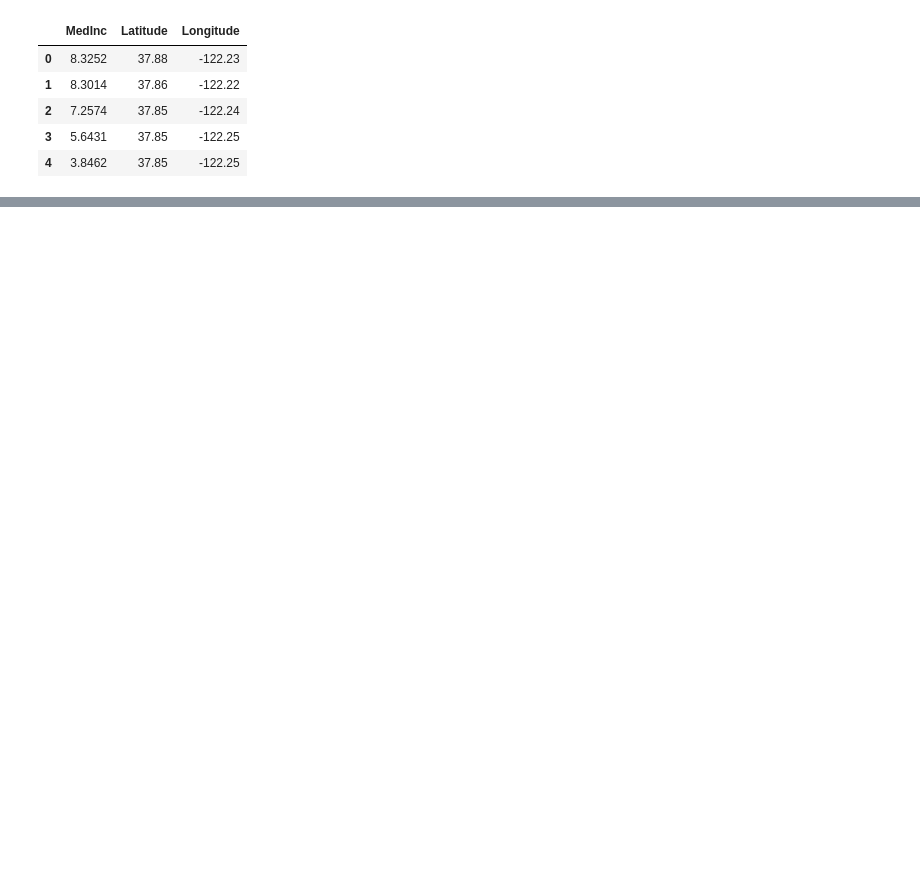
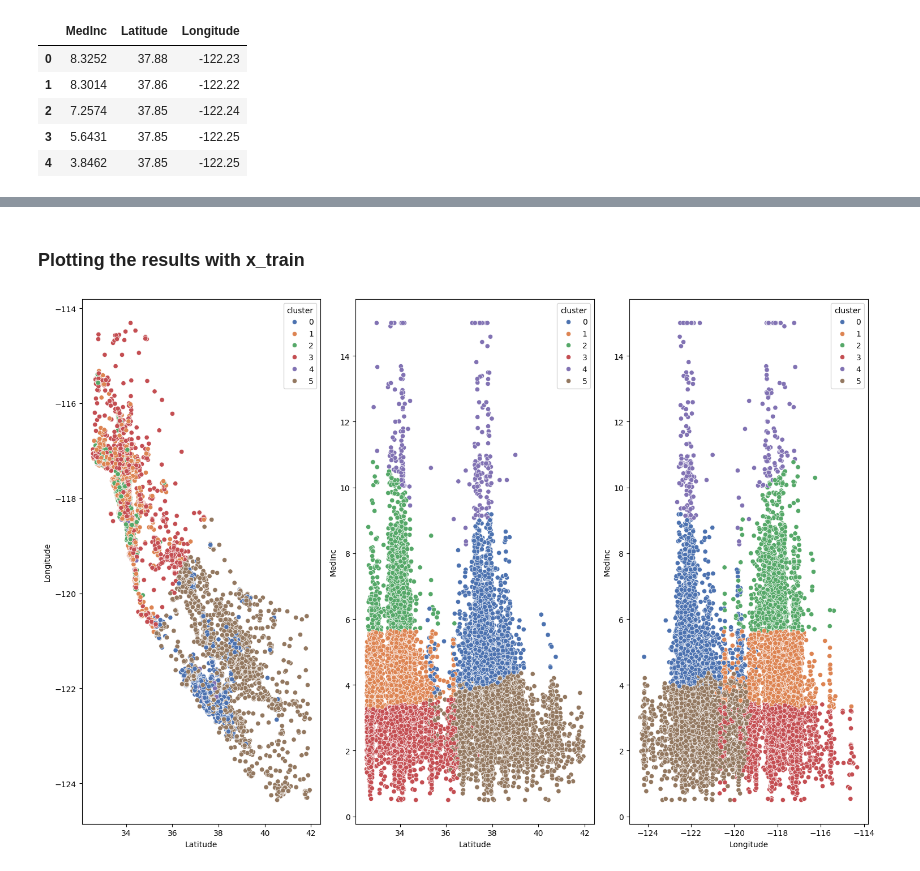
Before and after one commit to Diegomca98/4geeks-ml-template-prjs, a Jupyter notebook: src/explore.ipynb, the cells around one changed output, grey strips where cells are left out. Drawn from its saved outputs; the diff is of its cells as text; code cells hidden in the pictures; blank space fills up the shorter version.

```diff
--- a/src/explore.ipynb
+++ b/src/explore.ipynb
@@ -30,0 +112,8 @@ housing.head()
+# %%
+k = 6
+
+kmeans_model = KMeans(
+    n_clusters = k,
+    init = 'k-means++',
+    random_state = 42
+)
@@ -30,0 +145,5 @@ housing.head()
+# %%
+y_train = kmeans_model.predict(x_train)
+# %%
+x_train['cluster'] = y_train
+x_train.head()
@@ -30,0 +157,40 @@ housing.head()
+# %% [markdown]
+### Plotting the results with x_train
+# %%
+fig, axs = plt.subplots(
+    1,
+    3,
+    figsize = (15, 10)
+)
+
+sns.scatterplot(
+    ax = axs[0],
+    data = x_train,
+    x = 'Latitude',
+    y = 'Longitude',
+    hue = 'cluster',
+    palette = 'deep'
+)
+
+sns.scatterplot(
+    ax = axs[1],
+    data = x_train,
+    x = 'Latitude',
+    y = 'MedInc',
+    hue = 'cluster',
+    palette = 'deep'
+)
+
+sns.scatterplot(
+    ax = axs[2],
+    data = x_train,
+    x = 'Longitude',
+    y = 'MedInc',
+    hue = 'cluster',
+    palette = 'deep'
+)
+
+plt.tight_layout()
+plt.show()
+# %% [output]
+[figure, added]
```
Also changed, not shown: parts of 27 cells of this notebook, 2 other files.
